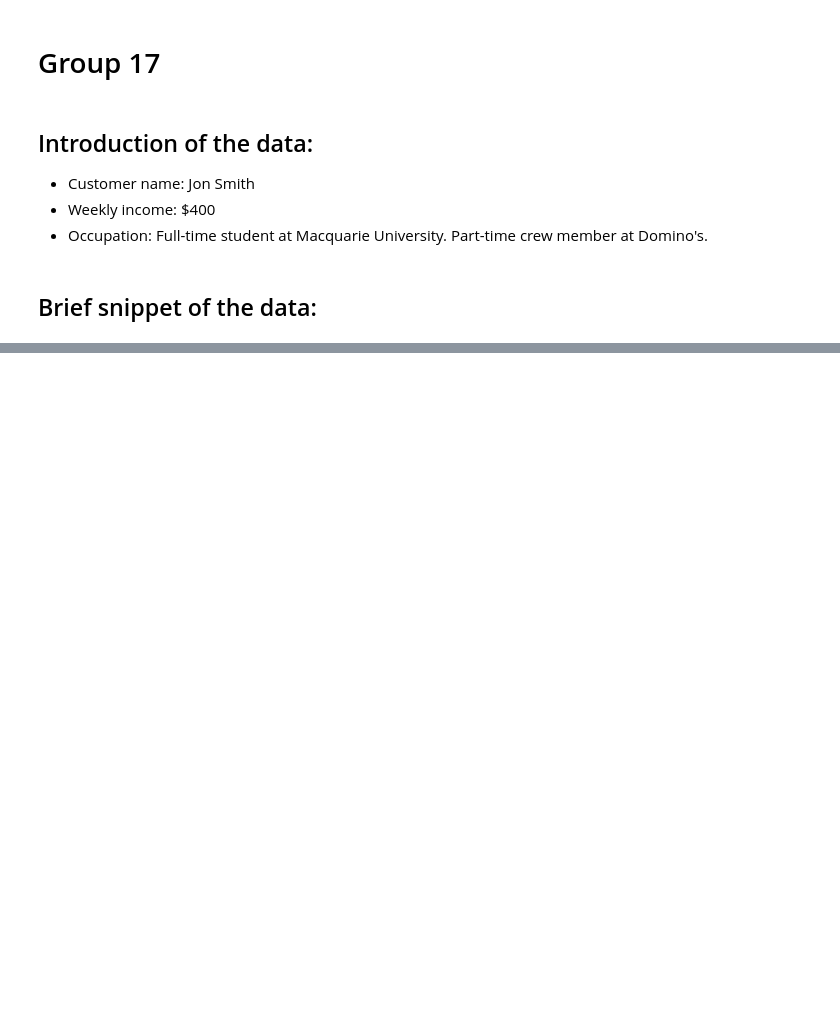
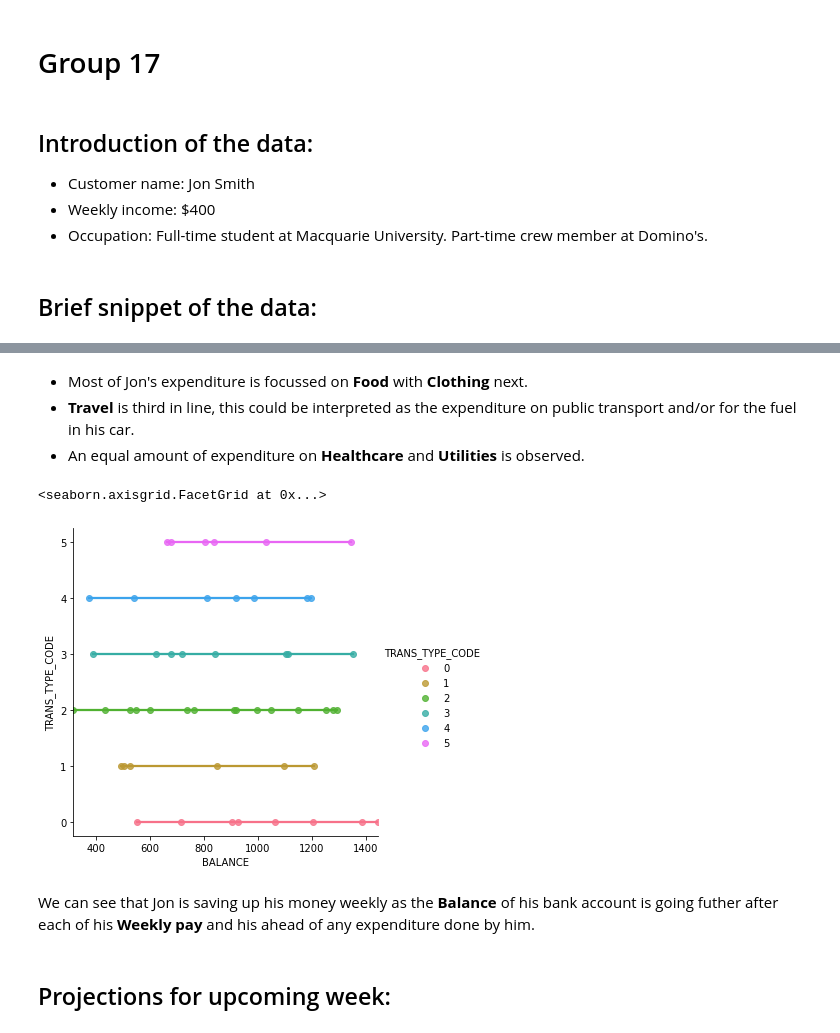
Before and after one commit to swarnim-madan/PACE-Project, a Jupyter notebook: Group 17/PACE.ipynb, the cells around one changed output, grey strips where cells are left out. Drawn from its saved outputs; the diff is of its cells as text; code cells hidden in the pictures; blank space fills up the shorter version.

Commit message:
projections started

```diff
--- a/Group 17/PACE.ipynb
+++ b/Group 17/PACE.ipynb
@@ -49,0 +75,14 @@ Both the charts above show that income does not affect the time a customer spend
+# %% [markdown]
+* Most of Jon's expenditure is focussed on **Food** with **Clothing** next.
+* **Travel** is third in line, this could be interpreted as the expenditure on public transport and/or for the fuel in his car.
+* An equal amount of expenditure on **Healthcare** and **Utilities** is observed.
+# %%
+sns.lmplot(x='BALANCE',y='TRANS_TYPE_CODE', data=df,
+           fit_reg=True, hue="TRANS_TYPE_CODE", palette='husl')
+# %% [output]
+<seaborn.axisgrid.FacetGrid at 0x...>
+[figure, added]
+# %% [markdown]
+We can see that Jon is saving up his money weekly as the **Balance** of his bank account is going futher after each of his **Weekly pay** and his ahead of any expenditure done by him.
+# %% [markdown]
+## Projections for upcoming week:
```
Also changed, not shown: parts of 11 cells of this notebook, 1 other file.
